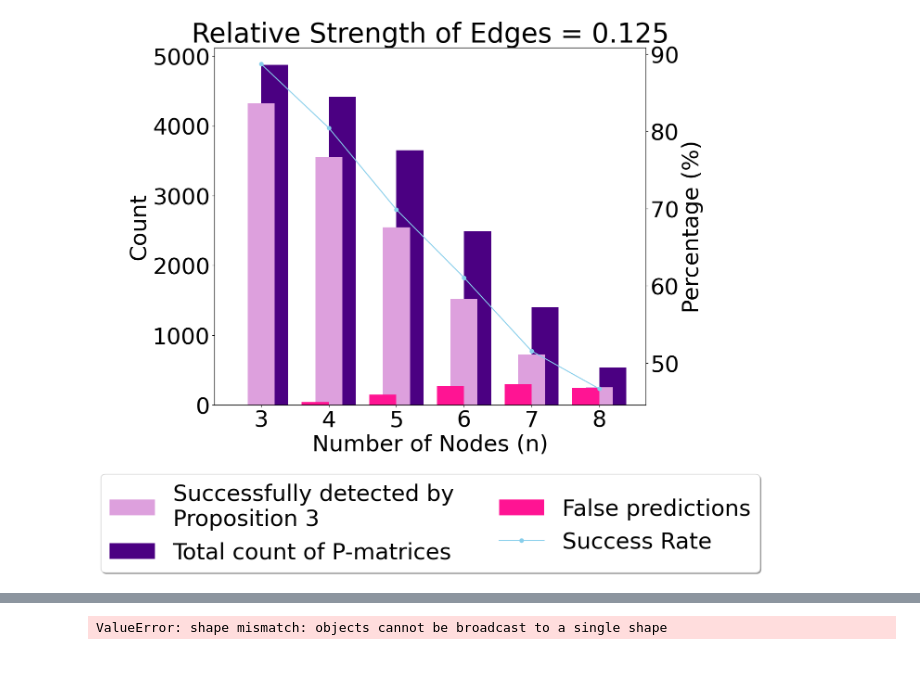
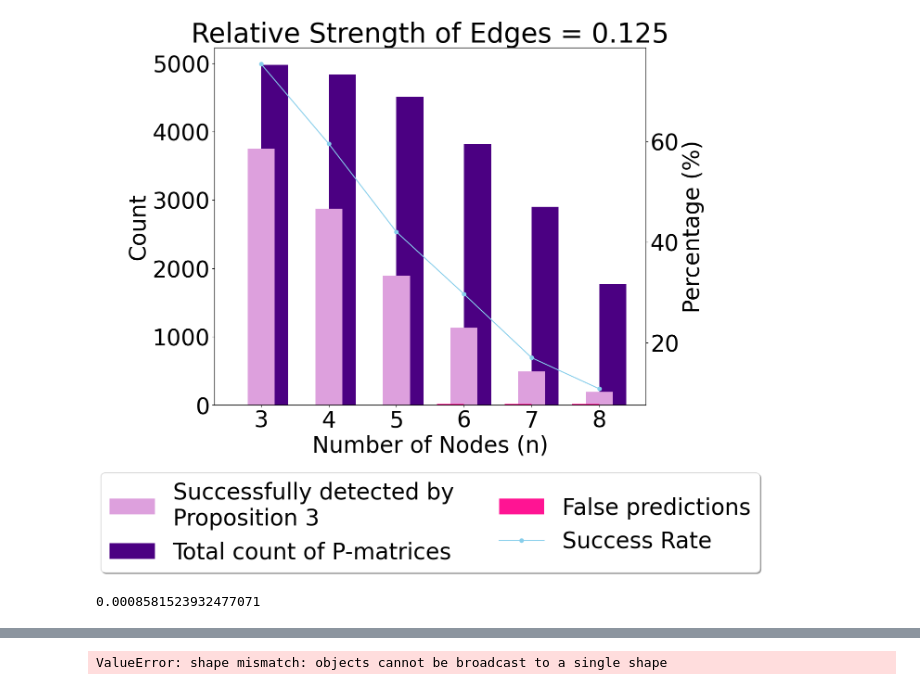
Before and after one commit to RamanEbrahimi/Research, a Jupyter notebook: MultilayerGame/generate_p_matrix.ipynb, the cells around one changed output, grey strips where cells are left out. Saved outputs shown, nothing was run; the diff lists cells and outputs as text; code cells hidden in the pictures.

```diff
--- a/MultilayerGame/generate_p_matrix.ipynb
+++ b/MultilayerGame/generate_p_matrix.ipynb
@@ -203,9 +217,16 @@ for n in n_list:
         result2 = check_p(G2)
         result = check_p(G)
 
-        lambda_min_G2 = np.min(np.linalg.eigvals(G2 - np.eye(n)))
-        lambda_max_G1 = np.max(np.linalg.eigvals(G1 - np.eye(n)))
-        condition = abs(lambda_min_G2) >= (1 / (1 - kappa)) * (1 + (kappa * abs(lambda_max_G1)))
+        # lambda_min_G2 = np.min(np.linalg.eigvals(G2 - np.eye(n)))
+        # lambda_max_G1 = np.max(np.linalg.eigvals(G1 - np.eye(n)))
+
+        # condition = abs(lambda_min_G2) >= (1 / (1 - kappa)) * (1 + (kappa * abs(lambda_max_G1)))
+
+        # real part of min and max eigenvalues
+        real_lambda_min_G2 = np.min(np.real(np.linalg.eigvals(G2 - np.eye(n))))
+        real_lambda_max_G1 = np.max(np.real(np.linalg.eigvals(G1 - np.eye(n))))
+
+        condition = abs(real_lambda_min_G2) >= (1 / (1 - kappa)) * (1 + (kappa * real_lambda_max_G1))
 
         # Check the conditions for unique NEs
         layer1_NE = result1 & (not result2)
@@ -302,9 +323,14 @@ for strength in strength_list:
             result2 = check_p(G2)
             result = check_p(G)
 
-            lambda_min_G2 = np.min(np.linalg.eigvals(G2 - np.eye(n)))
-            lambda_max_G1 = np.max(np.linalg.eigvals(G1 - np.eye(n)))
-            condition = abs(lambda_min_G2) >= (1 / (1 - kappa)) * (1 + (kappa * abs(lambda_max_G1)))
+            # lambda_min_G2 = np.min(np.linalg.eigvals(G2 - np.eye(n)))
+            # lambda_max_G1 = np.max(np.linalg.eigvals(G1 - np.eye(n)))
+            # condition = abs(lambda_min_G2) >= (1 / (1 - kappa)) * (1 + (kappa * abs(lambda_max_G1)))
+
+            real_lambda_min_G2 = np.real(np.min(np.linalg.eigvals(G2 - np.eye(n))))
+            real_lambda_max_G1 = np.real(np.max(np.linalg.eigvals(G1 - np.eye(n))))
+
+            condition = abs(real_lambda_min_G2) >= (1 / (1 - kappa)) * (1 + (kappa * real_lambda_max_G1))
 
             # Check the conditions for unique NEs
             layer1_NE = result1 & (not result2)
@@ -379,7 +405,7 @@ plt.show()
 # FOR STRENGTH = 0.25
 iterations = 5000
 n_list = [3, 4, 5, 6, 7, 8]
-kappa = 0.5
+kappa = 0.75
 strength = 0.125  # Example strength value
 
 plt.rcParams.update({'font.size': 35})  # Sets the default font size to 16
@@ -402,14 +428,22 @@ for n in n_list:
 
     for i in range(iterations):
         G1 = generate_matrix(n)
-        G2 = generate_matrix(n) * strength
+        # if check_p(G1):
+        #     continue
+        G2 = (generate_matrix(n) * strength) + (np.eye(n) * (1 - strength))
         G = kappa * G1 + (1 - kappa) * G2
         result = check_p(G)
 
-        lambda_min_G1 = np.min(np.linalg.eigvals(G1-np.eye(n)))
-        lambda_max_G2 = np.max(np.linalg.eigvals(G2-np.eye(n)))
 
-        condition = lambda_max_G2 < ((2 * kappa - 1) / (1 - kappa)) + (kappa/ (1-kappa)) * lambda_min_G1
+        # lambda_min_G1 = np.min(np.linalg.eigvals(G1-np.eye(n)))
+        # lambda_max_G2 = np.max(np.linalg.eigvals(G2-np.eye(n)))
+
+        # condition = lambda_max_G2 < ((2 * kappa - 1) / (1 - kappa)) + (kappa/ (1-kappa)) * lambda_min_G1
+
+        real_lambda_min_G1 = np.min(np.real(np.linalg.eigvals(G1 - np.eye(n))))
+        real_lambda_max_G2 = np.max(np.real(np.linalg.eigvals(G2 - np.eye(n))))
+
+        condition = (real_lambda_max_G2 < ((2 * kappa - 1) / (1 - kappa)) + (kappa/ (1-kappa)) * real_lambda_min_G1)
 
         if condition & result:
             condition_help_count += 1
@@ -435,34 +469,38 @@ bar2 = plt.bar(x + width/2, p_matrix_total_list, width, color=bar_color2, label=
 bar1 = plt.bar(x, condition_help_list, width, color=bar_color1, label='Successfully Detected by Proposition 8')
 bar3 = plt.bar(x - width/2, false_negative_list, width, color='deeppink', label='False Predictions')
 
 plt.xlabel('Number of Nodes (n)')
 plt.ylabel('Count')
 plt.title(f'Relative Strength of Edges = {strength}')
 plt.xticks(x, n_list)
 
 # Create a twin y-axis for the percentage plot
 ax2 = plt.gca().twinx()
 
 # Calculate success rate percentage for each 'n'
 percent_success = [(ch / pt * 100) if pt else 0 for ch, pt in zip(condition_help_list, p_matrix_total_list)]
 
 # Plotting the line plot for the success rate percentage
 line1, = ax2.plot(x, percent_success, marker='o', color='skyblue', label='Success Rate (%)')
 ax2.set_ylabel('Percentage (%)')
 
 
 # Set the legend for the bar plots and line plot
-plt.legend([bar1, bar2, bar3, line_plot],
+plt.legend([bar1, bar2, bar3, line1],
            ['Successfully detected by\nProposition 3',
             'Total count of P-matrices',
             'False predictions',
             'Success Rate'],
            loc='lower center', bbox_to_anchor=(0.5, -0.5), shadow=True, ncol=2)
 
 # plt.tight_layout()
 plt.savefig('multiplex-prop-pos.png', bbox_inches='tight', dpi=60)
 plt.show()
 # %% [output]
-[figure, old version]
+[figure, new version]
+# %%
+print(real_lambda_max_G2)
+# %% [output]
+0.0008581523932477071
 # %%
 n_list = [3, 4, 5, 6, 7, 8]
```
Also changed, not shown: parts of 7 cells of this notebook, 11 other files.
